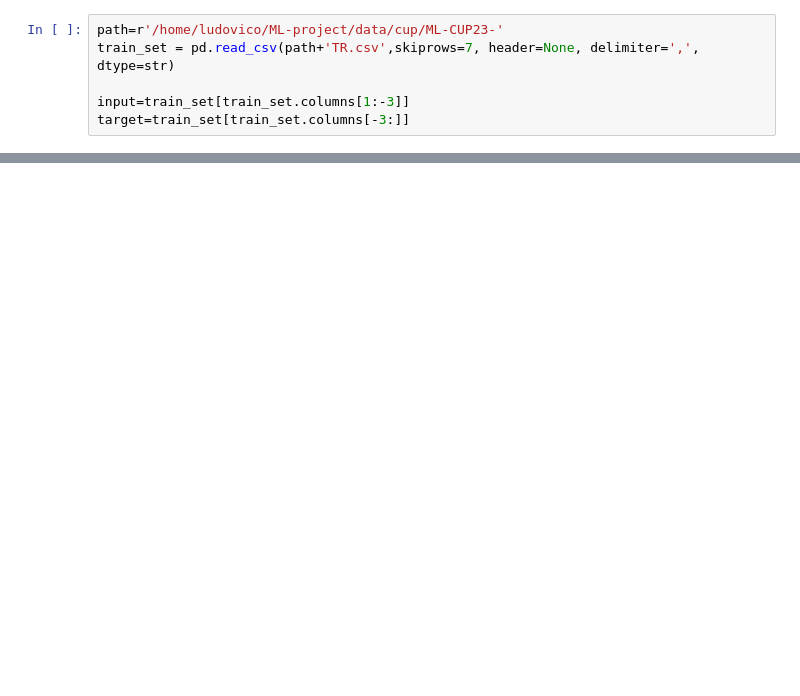
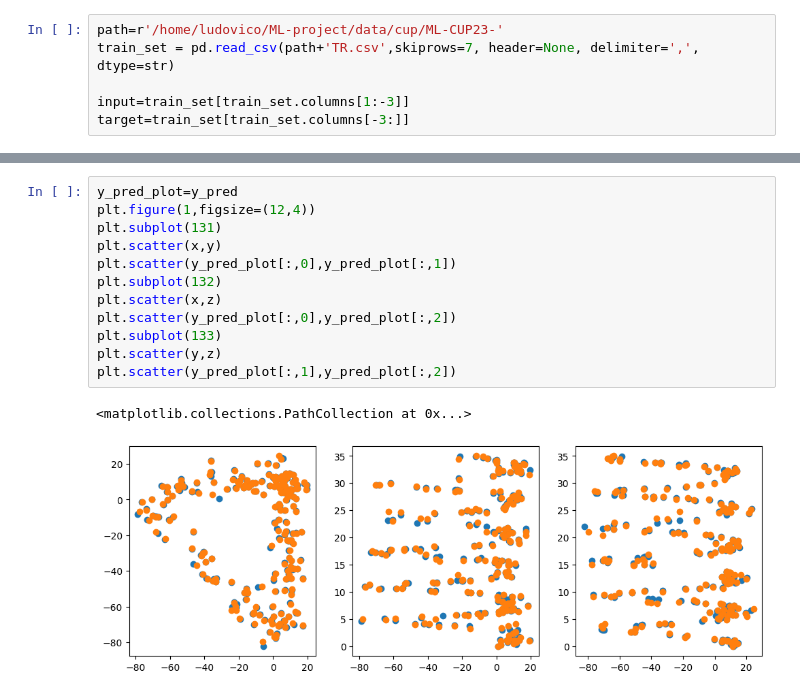
Before and after one commit to Ludovico-Iannello/ML-project, a Jupyter notebook: MLP-CUP.ipynb, the cells around one changed output, grey strips where cells are left out. Cells and saved outputs as stored; diff of their text form; blank space fills up the shorter version.

```diff
--- a/MLP-CUP.ipynb
+++ b/MLP-CUP.ipynb
@@ -137,0 +215,15 @@ grid_search.best_params_
+# %%
+y_pred_plot=y_pred
+plt.figure(1,figsize=(12,4))
+plt.subplot(131)
+plt.scatter(x,y)
+plt.scatter(y_pred_plot[:,0],y_pred_plot[:,1])
+plt.subplot(132)
+plt.scatter(x,z)
+plt.scatter(y_pred_plot[:,0],y_pred_plot[:,2])
+plt.subplot(133)
+plt.scatter(y,z)
+plt.scatter(y_pred_plot[:,1],y_pred_plot[:,2])
+# %% [output]
+<matplotlib.collections.PathCollection at 0x...>
+[figure, added]
```
Also changed, not shown: parts of 7 cells of this notebook, 7 other files.
